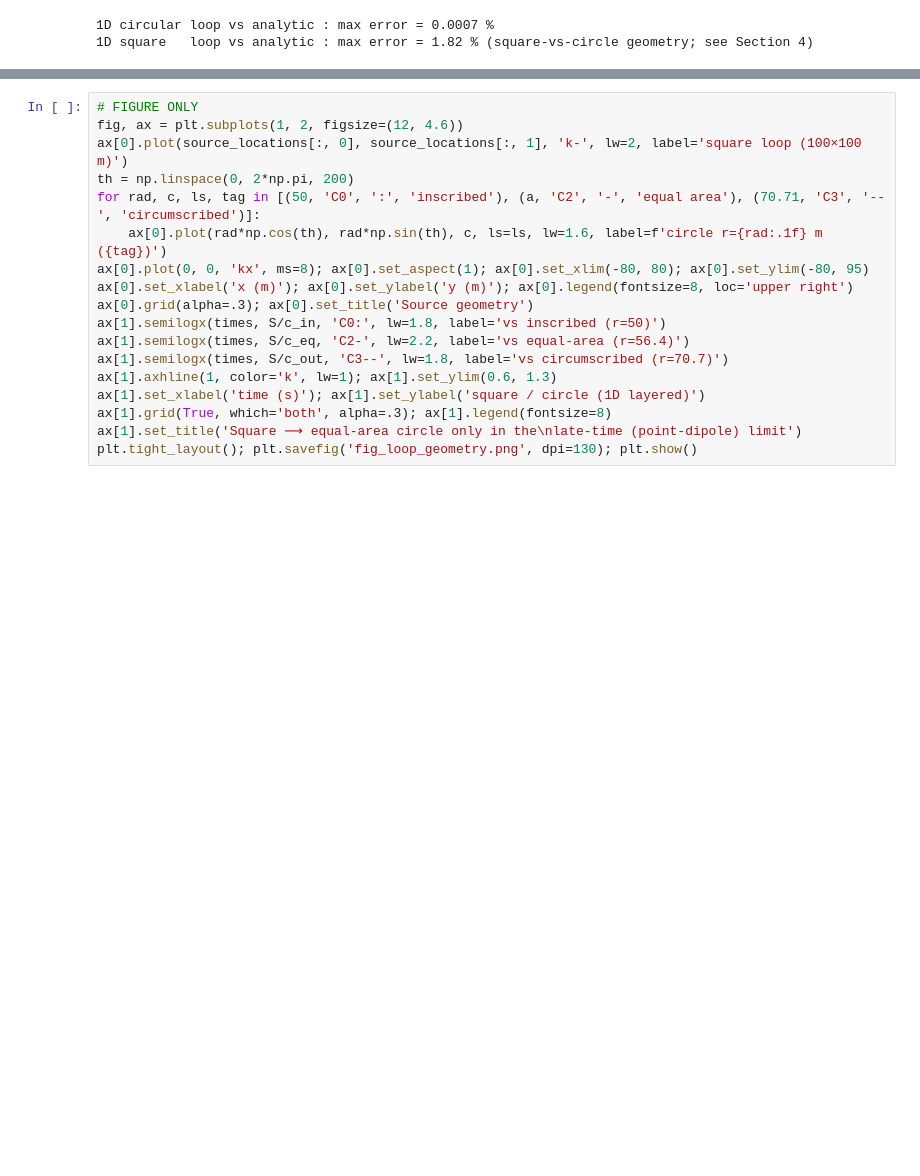
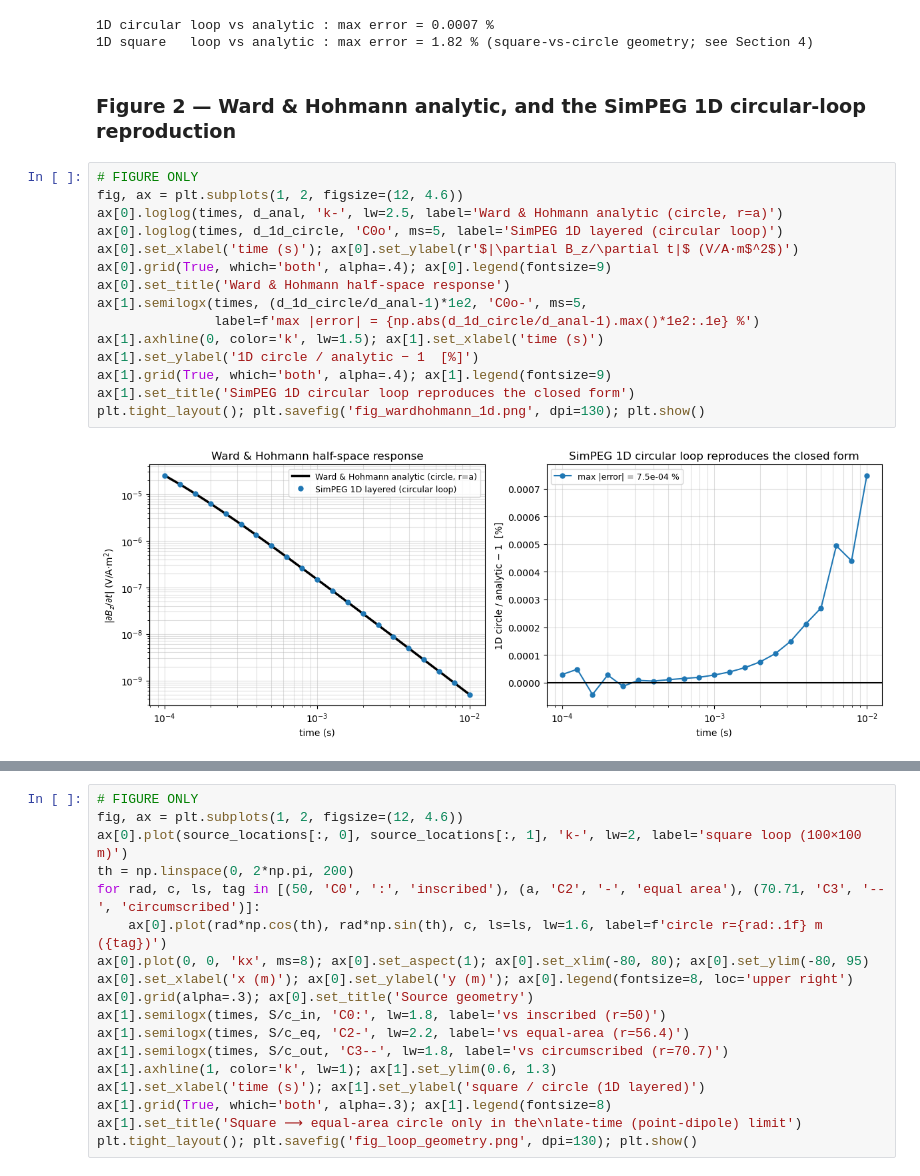
Before and after one commit to lheagy/comparision_tdem_Li_et_al_2017, a Jupyter notebook: halfspace_validation_and_timestep_fix.ipynb, the cells around one changed output, grey strips where cells are left out. Cells and saved outputs as stored; diff of their text form; blank space fills up the shorter version.

```diff
--- a/halfspace_validation_and_timestep_fix.ipynb
+++ b/halfspace_validation_and_timestep_fix.ipynb
@@ -293,3 +189,22 @@ print(f"1D square   loop vs analytic : max error = {np.abs(d_1d_square/d_anal-1)
 # %% [output]
 1D circular loop vs analytic : max error = 0.0007 %
 1D square   loop vs analytic : max error = 1.82 % (square-vs-circle geometry; see Section 4)
+# %% [markdown]
+### Figure 2 — Ward & Hohmann analytic, and the SimPEG 1D circular-loop reproduction
+# %%
+# FIGURE ONLY
+fig, ax = plt.subplots(1, 2, figsize=(12, 4.6))
+ax[0].loglog(times, d_anal, 'k-', lw=2.5, label='Ward & Hohmann analytic (circle, r=a)')
+ax[0].loglog(times, d_1d_circle, 'C0o', ms=5, label='SimPEG 1D layered (circular loop)')
+ax[0].set_xlabel('time (s)'); ax[0].set_ylabel(r'$|\partial B_z/\partial t|$ (V/A·m$^2$)')
+ax[0].grid(True, which='both', alpha=.4); ax[0].legend(fontsize=9)
+ax[0].set_title('Ward & Hohmann half-space response')
+ax[1].semilogx(times, (d_1d_circle/d_anal-1)*1e2, 'C0o-', ms=5,
+               label=f'max |error| = {np.abs(d_1d_circle/d_anal-1).max()*1e2:.1e} %')
+ax[1].axhline(0, color='k', lw=1.5); ax[1].set_xlabel('time (s)')
+ax[1].set_ylabel('1D circle / analytic − 1  [%]')
+ax[1].grid(True, which='both', alpha=.4); ax[1].legend(fontsize=9)
+ax[1].set_title('SimPEG 1D circular loop reproduces the closed form')
+plt.tight_layout(); plt.savefig('fig_wardhohmann_1d.png', dpi=130); plt.show()
+# %% [output]
+[figure, added]
```
Also changed, not shown: parts of 46 cells of this notebook, 13 other files.
